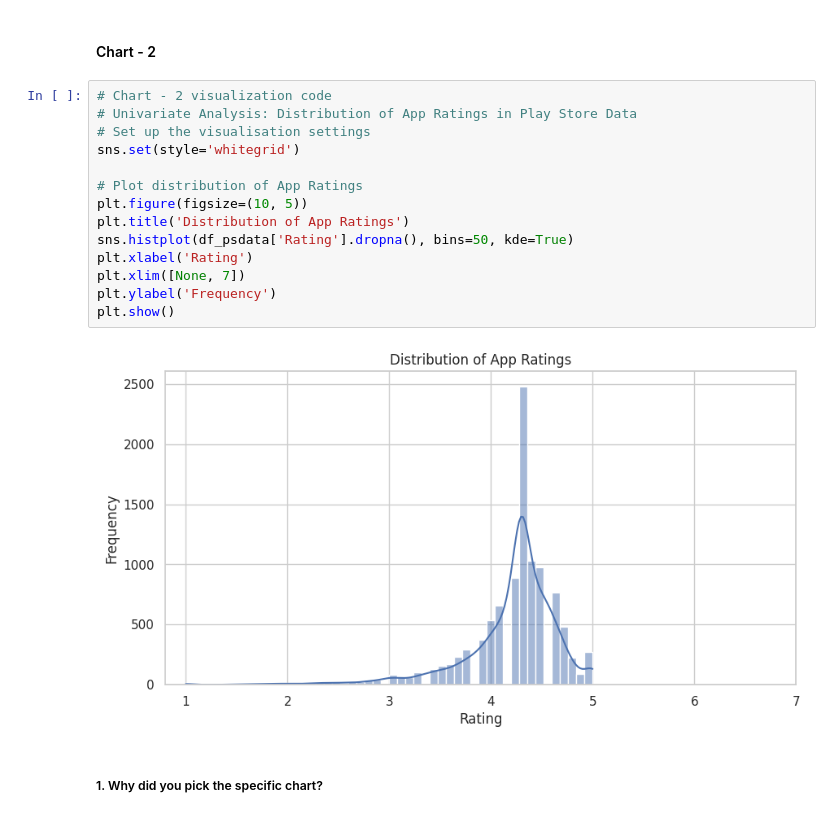
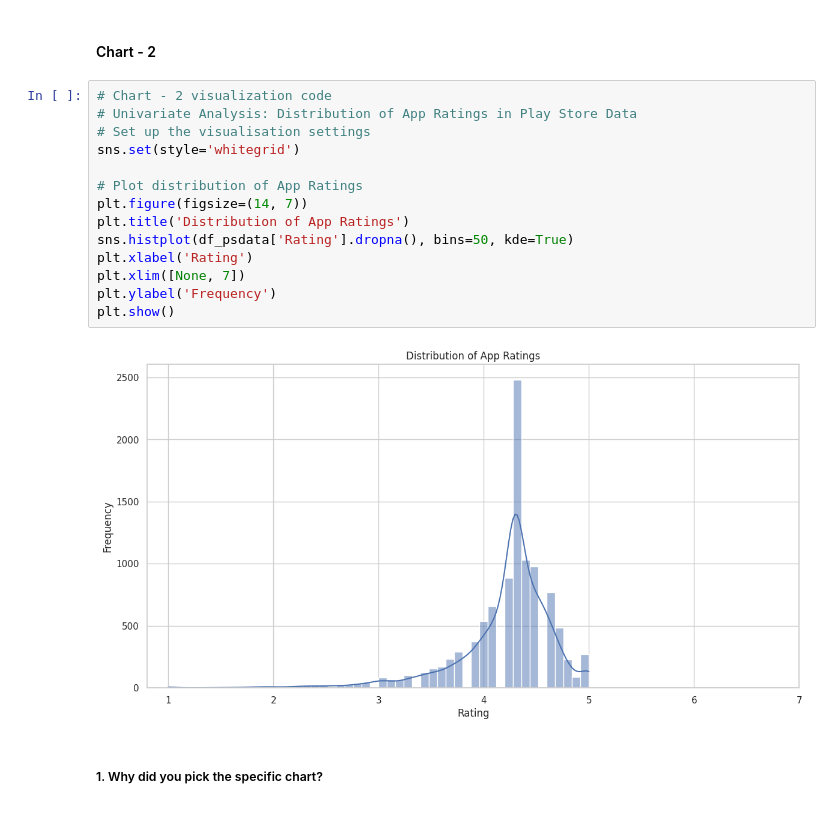
Before and after one commit to rohitpaul09/Play-Store-App-Review-Analysis, a Jupyter notebook: Play_Store_App_Review_Analysis.ipynb, the cells around one changed output. Saved outputs shown, nothing was run; the diff lists cells and outputs as text.

```diff
--- a/Play_Store_App_Review_Analysis.ipynb
+++ b/Play_Store_App_Review_Analysis.ipynb
@@ -582,19 +582,19 @@ Are there any insights that lead to negative growth? Justify with specific reaso
 # %%
 # Chart - 2 visualization code
 # Univariate Analysis: Distribution of App Ratings in Play Store Data
 # Set up the visualisation settings
 sns.set(style='whitegrid')
 
 # Plot distribution of App Ratings
-plt.figure(figsize=(10, 5))
+plt.figure(figsize=(14, 7))
 plt.title('Distribution of App Ratings')
 sns.histplot(df_psdata['Rating'].dropna(), bins=50, kde=True)
 plt.xlabel('Rating')
 plt.xlim([None, 7])
 plt.ylabel('Frequency')
 plt.show()
 # %% [output]
-[figure, old version]
+[figure, new version]
 # %% [markdown]
 ##### 1. Why did you pick the specific chart?
 # %% [markdown]
```
Also changed, not shown: parts of 16 cells of this notebook.
